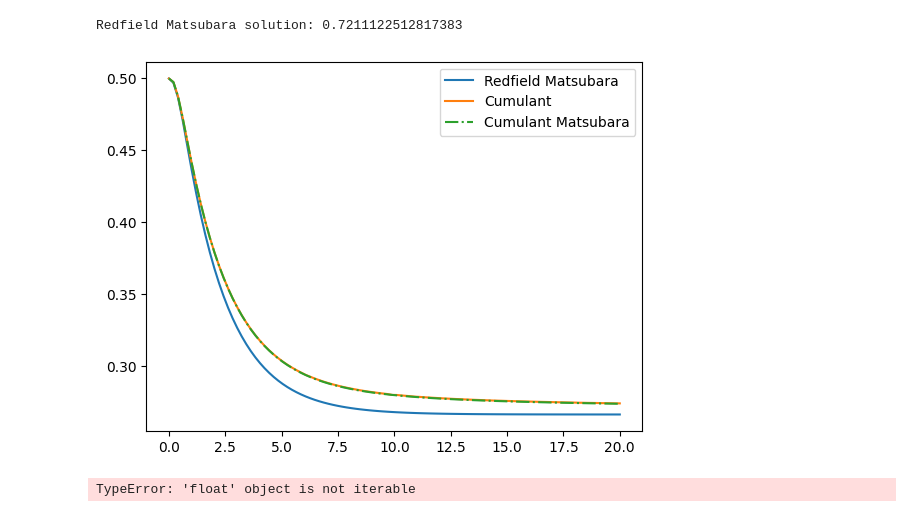
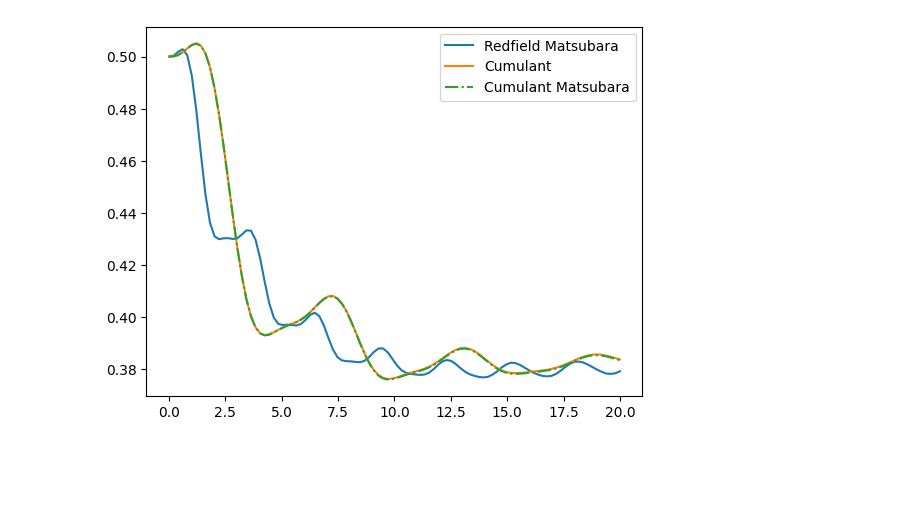
Before and after one commit to mcditoos/NonMarkovianMethods, a Jupyter notebook: nmm/cumulant/testing.ipynb, the cells around one changed output. Drawn from its saved outputs; the diff is of its cells as text; code cells hidden in the pictures; blank space fills up the shorter version.

```diff
--- a/nmm/cumulant/testing.ipynb
+++ b/nmm/cumulant/testing.ipynb
@@ -25,15 +23,15 @@ def timer(label):
     end = time.time()
     print(f"{label}: {end - start}")
 # %%
-sp=jax_Qobj(jnp.array([[0,0],[1,0]]))
-sm=jax_Qobj(jnp.array([[0,1],[0,0]]))
-sz=jax_Qobj(jnp.array([[1,0],[0,-1]]))
+sp=Qobj(np.array([[0,0],[1,0]]))
+sm=Qobj(np.array([[0,1],[0,0]]))
+sz=Qobj(np.array([[1,0],[0,-1]]))
 sx=sm+sp
-rho0=jax_Qobj(jnp.array([[1,1],[1,1]]))*0.5
+rho0=Qobj(np.array([[1,1],[1,1]]))*0.5
 # %%
 import nmm.redfield
 # %%
-cc=nmm.cumulant.csolve(Hsys=sz*0.5,baths=[bath],t=t,Qs=[sx],eps=1e-6)
-cc2=nmm.cumulant.csolve(Hsys=sz*0.5,baths=[bath],t=t,Qs=[sx],cython=False,matsubara=True)
+cc=nmm.cumulant.csolve(Hsys=sx*0.5 + sz*0.25,baths=[bath],t=t,Qs=[sz],eps=1e-2,cython=False)
+cc2=nmm.cumulant.csolve(Hsys=sx*0.5+ sz*0.25,baths=[bath],t=t,Qs=[sz],cython=False,matsubara=500)
 # %%
 import matplotlib.pyplot as plt
@@ -55,4 +44,4 @@ Cumulant solution: 1.5758228302001953
 # %%
-with timer("Cumulant Matsubara solution"):
+with timer("Cumulant solution"):
     ans2=cc2.evolution(rho0)
 # %% [output]
@@ -62,6 +51,6 @@ import qutip as qt
 # %%
 t2=np.linspace(0,10,2)
 # %%
-red=nmm.redfield.redfield(Hsys=qt.sigmaz()*0.5,baths=[bath],t=t,Qs=[qt.sigmax()],eps=1e-2,matsubara=False)
-red2=nmm.redfield.redfield(Hsys=qt.sigmaz()*0.5,baths=[bath],t=t,Qs=[qt.sigmax()],matsubara=True)
+red=nmm.redfield.redfield(Hsys=qt.sigmax()*0.5 + qt.sigmaz()*0.25,baths=[bath,bath],t=t,Qs=[qt.sigmaz()],eps=1e-2,matsubara=False)
+red2=nmm.redfield.redfield(Hsys=qt.sigmax()*0.5+ qt.sigmaz()*0.25,baths=[bath,bath],t=t,Qs=[qt.sigmaz()],matsubara=500)
 # %%
@@ -82,21 +97,16 @@ Redfield Matsubara solution: 0.873227596282959
-# %%
-with timer("Redfield Matsubara solution"):
-    ansr2=red2.evolution(rho02)
-# %% [output]
-Redfield Matsubara solution: 0.7211122512817383
 # %%
 def population(states,i,j):
     return [l.data[i,j] for l in states]
 def population2(states,i,j):
     return [l[i,j] for l in states]
 # %%
-cohcum=population(ans,0,0)
-cohcum2=population(ans2,0,0)
+cohcum=population2(ans,0,0)
+cohcum2=population2(ans2,0,0)
 states=population2(ansr,0,0)
 plt.plot(cc.t,np.abs(states),label="Redfield Matsubara")
 plt.plot(cc.t,np.abs(cohcum),label="Cumulant")
 plt.plot(cc.t,np.abs(cohcum2),"-.",label="Cumulant Matsubara")
 plt.legend()
 plt.show()
 # %% [output]
-[figure, old version]
+[figure, new version]
@@ -107,5 +112,0 @@ candidate=nmm.refined.crsolve(Hsys=qt.sigmaz()*0.5,baths=[bath],t=t,Qs=[qt.sigma
-# %%
-with timer("Candidate"):
-    ans3=candidate.evolution(rho02)
-# %% [output]
-TypeError: 'float' object is not iterable
```
Also changed, not shown: parts of 21 cells of this notebook, 8 other files.
